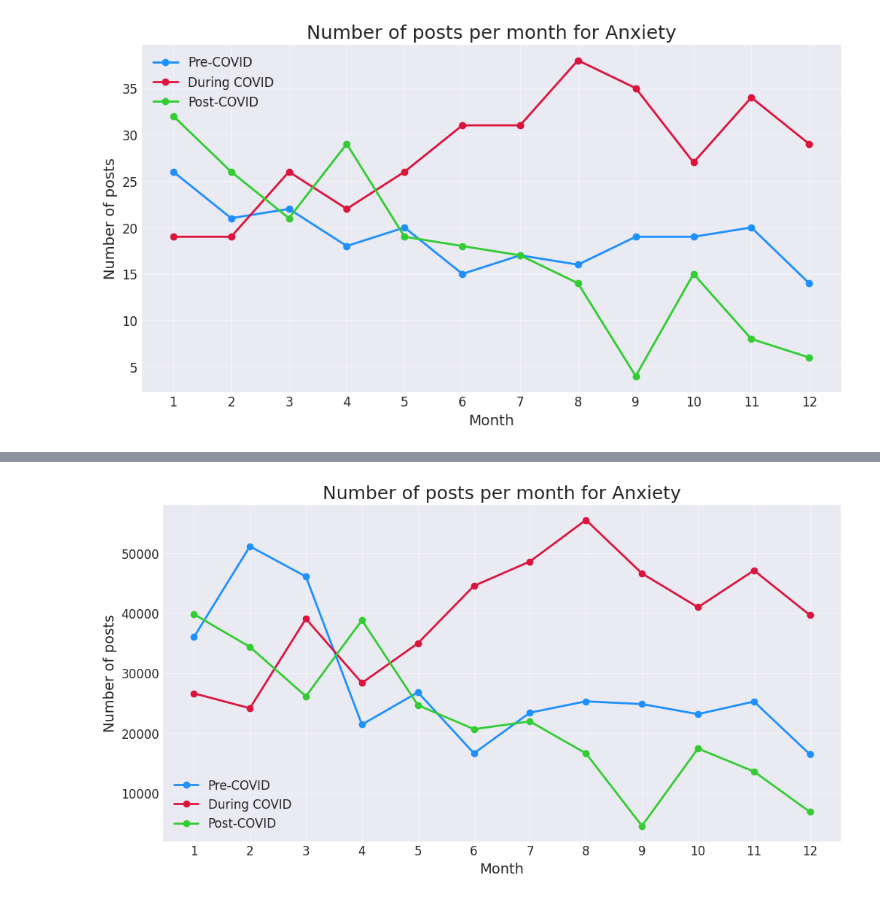
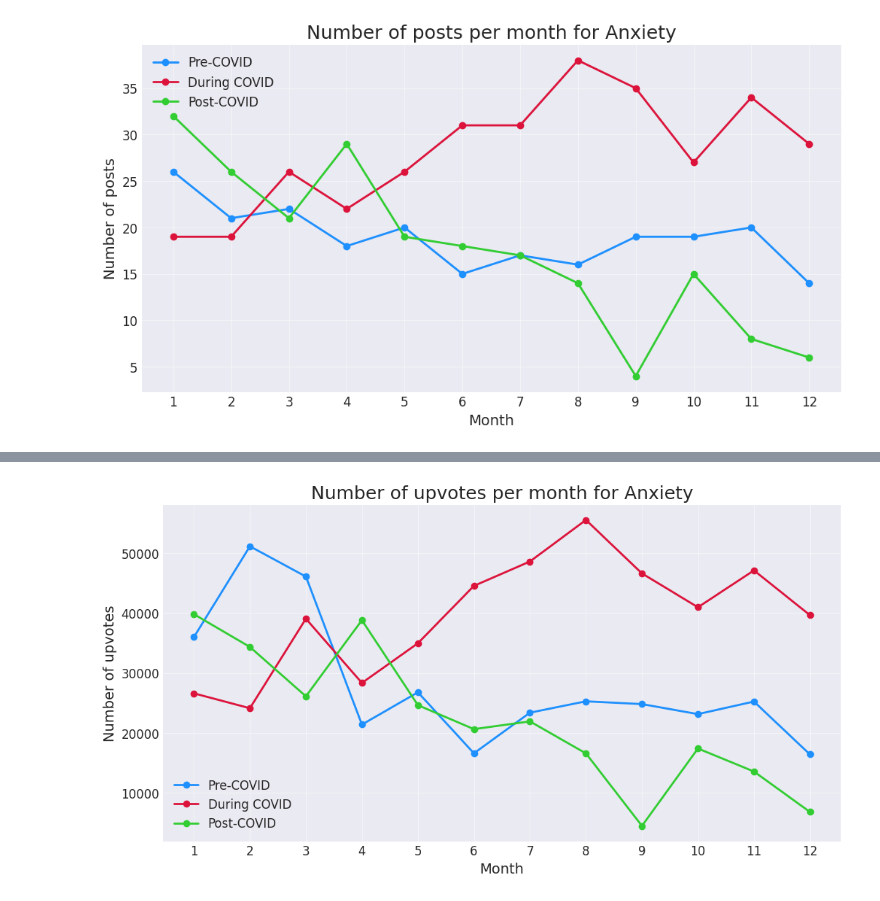
Before and after one commit to meliakru/Covid-and-Reddit, a Jupyter notebook: newGraphs/Anxiety.ipynb, the cells around one changed output, grey strips where cells are left out. Saved outputs shown, nothing was run; the diff lists cells and outputs as text; code cells hidden in the pictures.

```diff
--- a/newGraphs/Anxiety.ipynb
+++ b/newGraphs/Anxiety.ipynb
@@ -74,33 +74,33 @@ plt.show()
 # %%
 # Number of upviotes per month for Anxiety
 def upvotesPerMonth(df):
     df['date'] = pd.to_datetime(df['date'])
     df['month'] = df['date'].dt.month
     return df.groupby('month').sum()['upvotes']
 
 pre_covid_data = upvotesPerMonth(pre_covid_df)
 during_covid_data = upvotesPerMonth(during_covid_df)
 post_covid_data = upvotesPerMonth(post_covid_df)
 
 
 plt.style.use('seaborn-darkgrid')
 
 # Create a line plot
 plt.figure(figsize=(12, 6))
 plt.plot(pre_covid_data, label='Pre-COVID', color='dodgerblue', linewidth=2, marker='o')
 plt.plot(during_covid_data, label='During COVID', color='crimson', linewidth=2, marker='o')
 plt.plot(post_covid_data, label='Post-COVID', color='limegreen', linewidth=2, marker='o')
 
 # Customize the plot
-plt.title('Number of posts per month for Anxiety', fontsize=18)
+plt.title('Number of upvotes per month for Anxiety', fontsize=18)
 plt.xlabel('Month', fontsize=14)
-plt.ylabel('Number of posts', fontsize=14)
+plt.ylabel('Number of upvotes', fontsize=14)
 plt.xticks(range(1, 13), fontsize=12)
 plt.yticks(fontsize=12)
 plt.legend(fontsize=12)
 plt.grid(alpha=0.5)
 
 # Show the plot
 plt.show()
 # %% [output]
-[figure, old version]
+[figure, new version]
```
Also changed, not shown: parts of 1 cell of this notebook, 2 other files.
